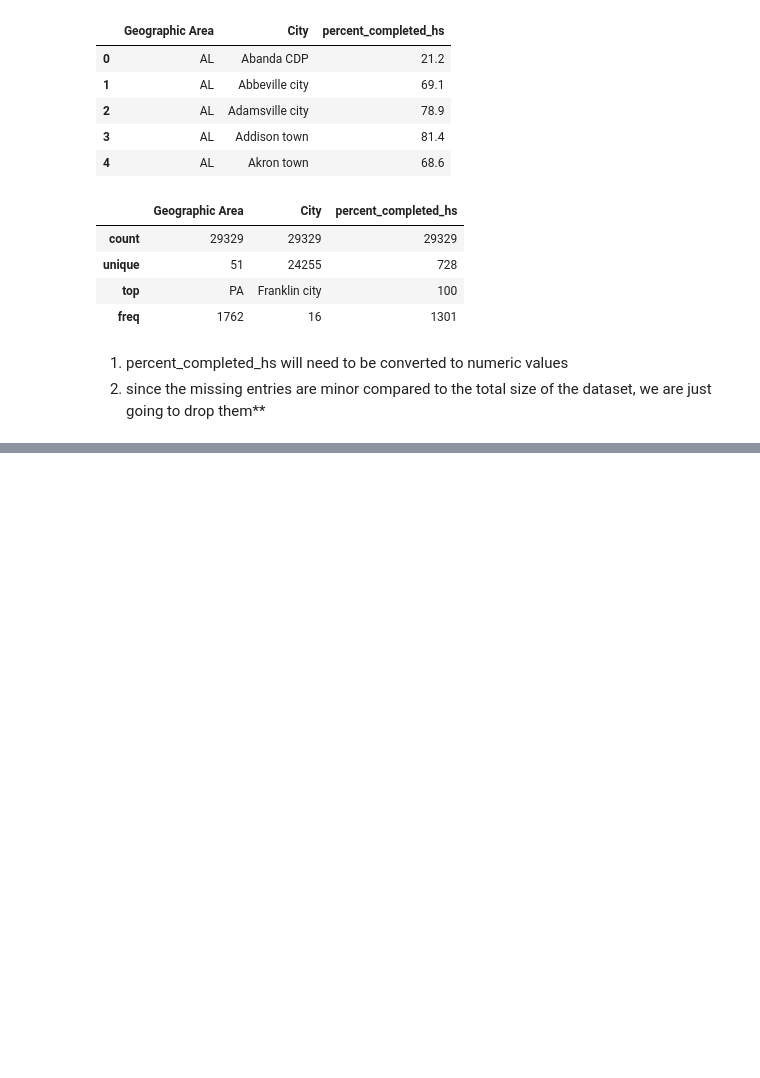
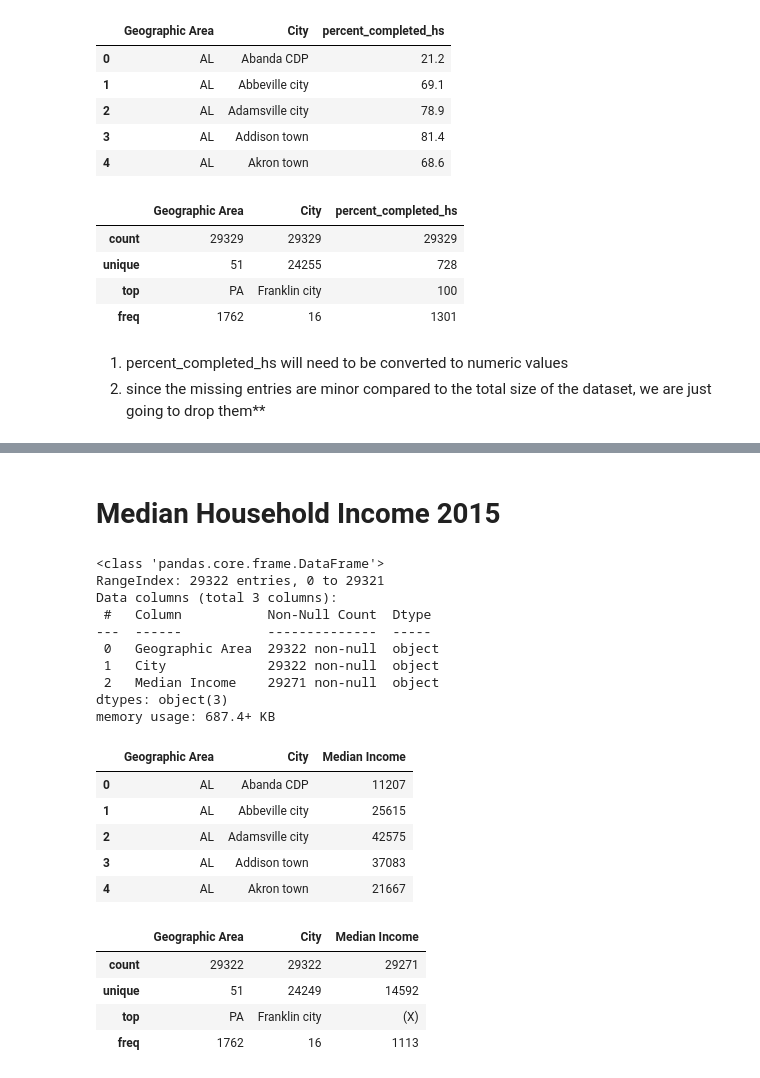
Before and after one commit to UToledo-DataScience/Fatal-Police-Shootings-in-the-US, a Jupyter notebook: DataCleaning/data_cleaning.ipynb, the cells around one changed output, grey strips where cells are left out. Drawn from its saved outputs; the diff is of its cells as text; code cells hidden in the pictures; blank space fills up the shorter version.

```diff
--- a/DataCleaning/data_cleaning.ipynb
+++ b/DataCleaning/data_cleaning.ipynb
@@ -195,0 +101,29 @@ Proportion of each race in victim
+# %% [markdown]
+# **Median Household Income 2015**
+# %%
+median_household_income = pd.read_csv('/content/drive/My Drive/data/fatal-police-shootings-in-the-us/MedianHouseholdIncome2015.csv', encoding="windows-1252")
+median_household_income.info()
+median_household_income.head()
+median_household_income.describe()
+# %% [output]
+<class 'pandas.core.frame.DataFrame'>
+RangeIndex: 29322 entries, 0 to 29321
+Data columns (total 3 columns):
+ #   Column           Non-Null Count  Dtype
+---  ------           --------------  -----
+ 0   Geographic Area  29322 non-null  object
+ 1   City             29322 non-null  object
+ 2   Median Income    29271 non-null  object
+dtypes: object(3)
+memory usage: 687.4+ KB
+|  | Geographic Area | City | Median Income |
+| 0 | AL | Abanda CDP | 11207 |
+| 1 | AL | Abbeville city | 25615 |
+| 2 | AL | Adamsville city | 42575 |
+| 3 | AL | Addison town | 37083 |
+| 4 | AL | Akron town | 21667 |
+|  | Geographic Area | City | Median Income |
+| count | 29322 | 29322 | 29271 |
+| unique | 51 | 24249 | 14592 |
+| top | PA | Franklin city | (X) |
+| freq | 1762 | 16 | 1113 |
```
Also changed, not shown: parts of 42 cells of this notebook.
